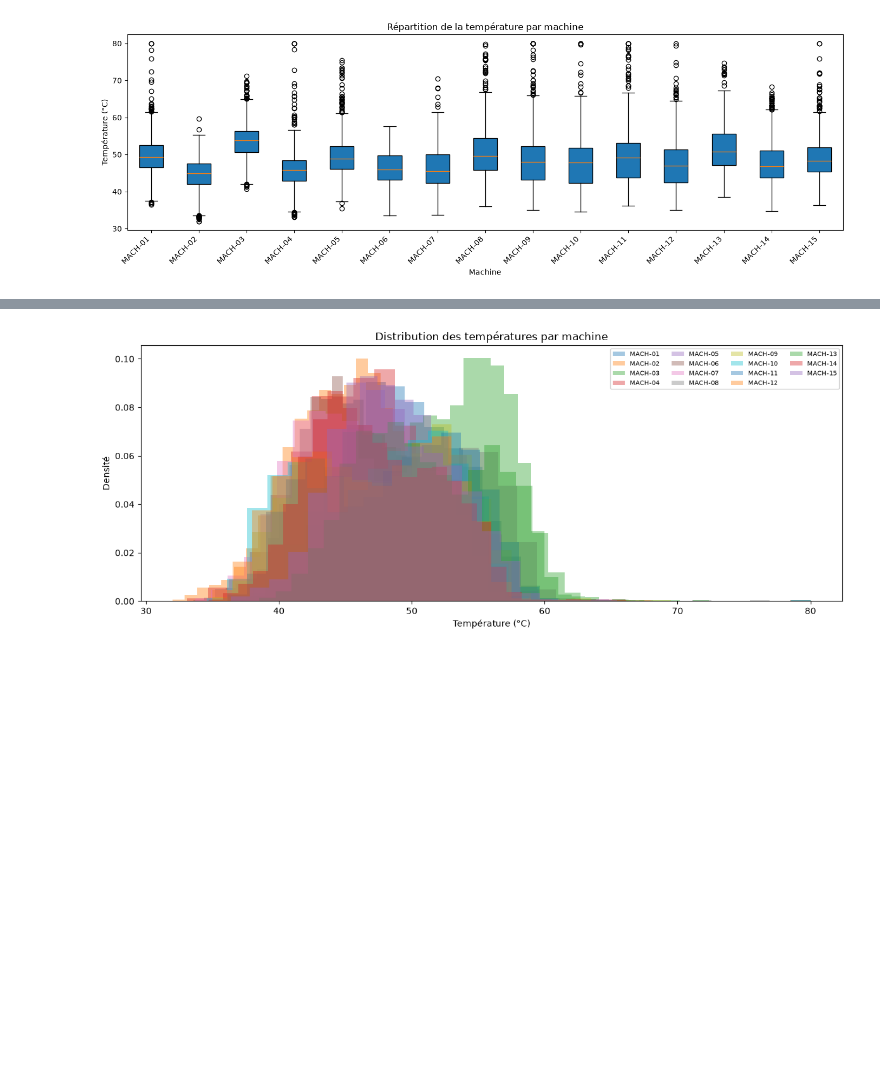
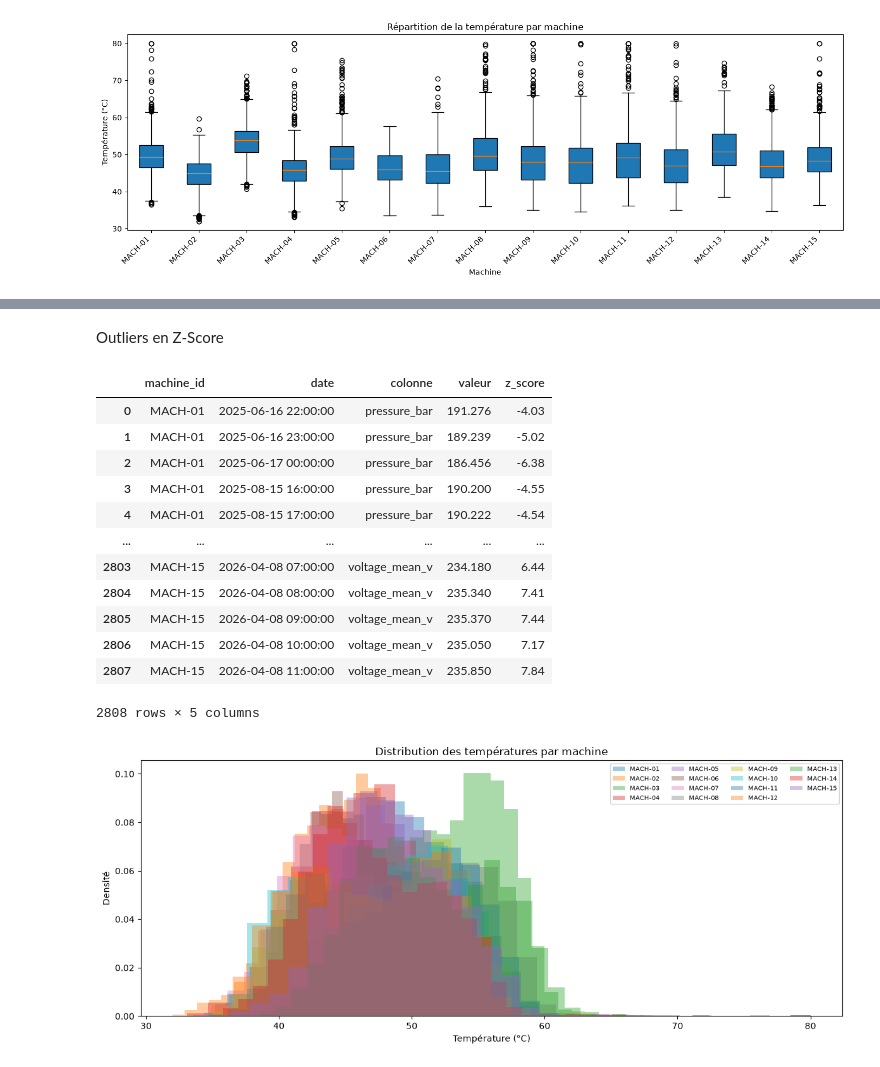
Before and after one commit to kenji21/indusense, a Jupyter notebook: notebook.ipynb, the cells around one changed output, grey strips where cells are left out. Saved outputs shown, nothing was run; the diff lists cells and outputs as text; code cells hidden in the pictures; blank space fills up the shorter version.

Commit message:
Detection des outliers

```diff
--- a/notebook.ipynb
+++ b/notebook.ipynb
@@ -79,3 +106,22 @@ plt.show()
+# %% [markdown]
+Outliers en Z-Score
+# %%
+df_anomalies = detect_telemetry_anomalies(df_tel)
+df_anomalies
+# %% [output]
+|  | machine_id | date | colonne | valeur | z_score |
+| 0 | MACH-01 | 2025-06-16 22:00:00 | pressure_bar | 191.276 | -4.03 |
+| 1 | MACH-01 | 2025-06-16 23:00:00 | pressure_bar | 189.239 | -5.02 |
+| 2 | MACH-01 | 2025-06-17 00:00:00 | pressure_bar | 186.456 | -6.38 |
+| 3 | MACH-01 | 2025-08-15 16:00:00 | pressure_bar | 190.200 | -4.55 |
+| 4 | MACH-01 | 2025-08-15 17:00:00 | pressure_bar | 190.222 | -4.54 |
+| ... | ... | ... | ... | ... | ... |
+| 2803 | MACH-15 | 2026-04-08 07:00:00 | voltage_mean_v | 234.180 | 6.44 |
+| 2804 | MACH-15 | 2026-04-08 08:00:00 | voltage_mean_v | 235.340 | 7.41 |
+| 2805 | MACH-15 | 2026-04-08 09:00:00 | voltage_mean_v | 235.370 | 7.44 |
+| 2806 | MACH-15 | 2026-04-08 10:00:00 | voltage_mean_v | 235.050 | 7.17 |
+| 2807 | MACH-15 | 2026-04-08 11:00:00 | voltage_mean_v | 235.850 | 7.84 |
+2808 rows × 5 columns
 # %%
 fig = telemetry_report_temperature_distribution(df_tel)
 plt.show()
```
Also changed, not shown: parts of 3 cells of this notebook, 1 other file.
